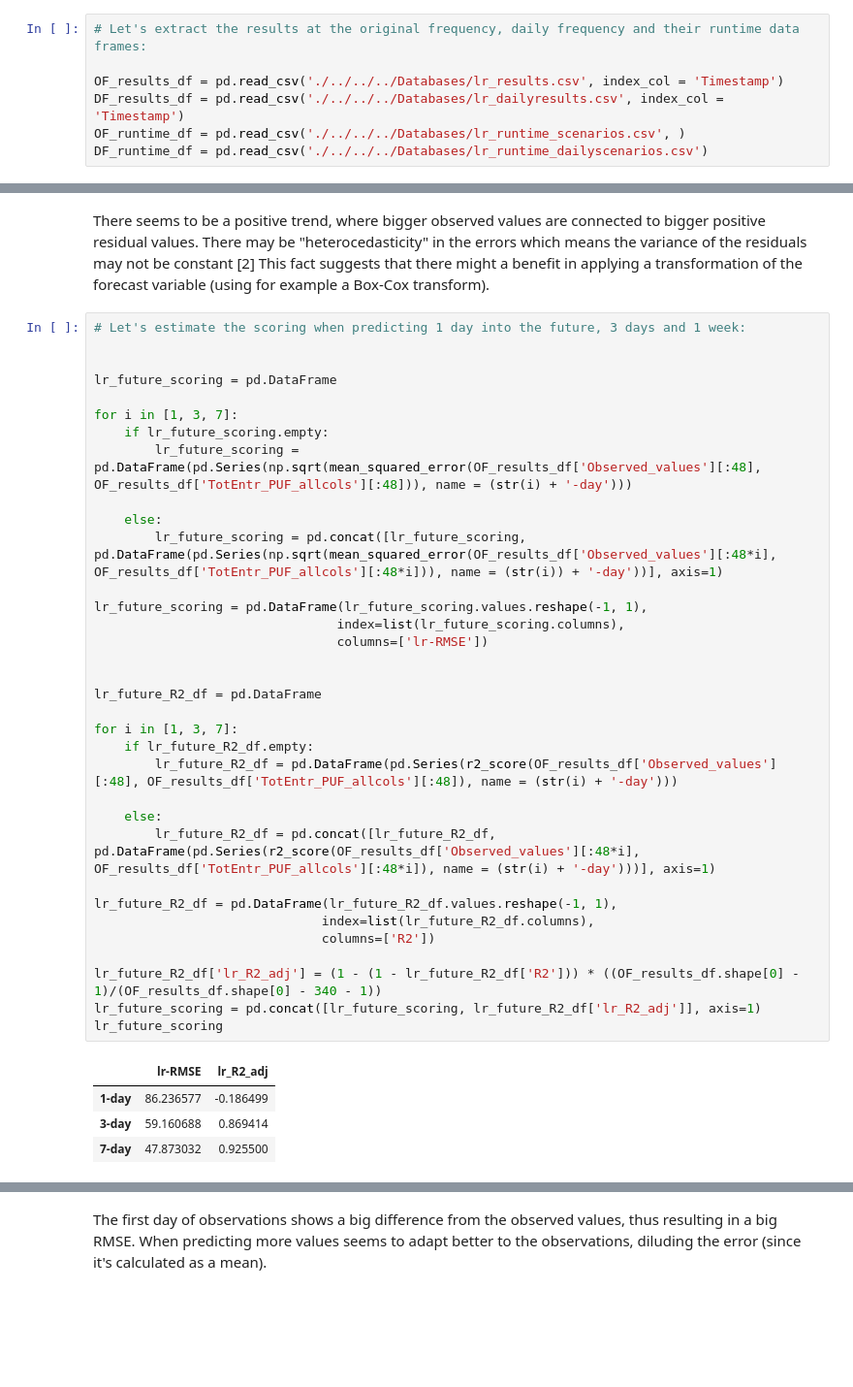
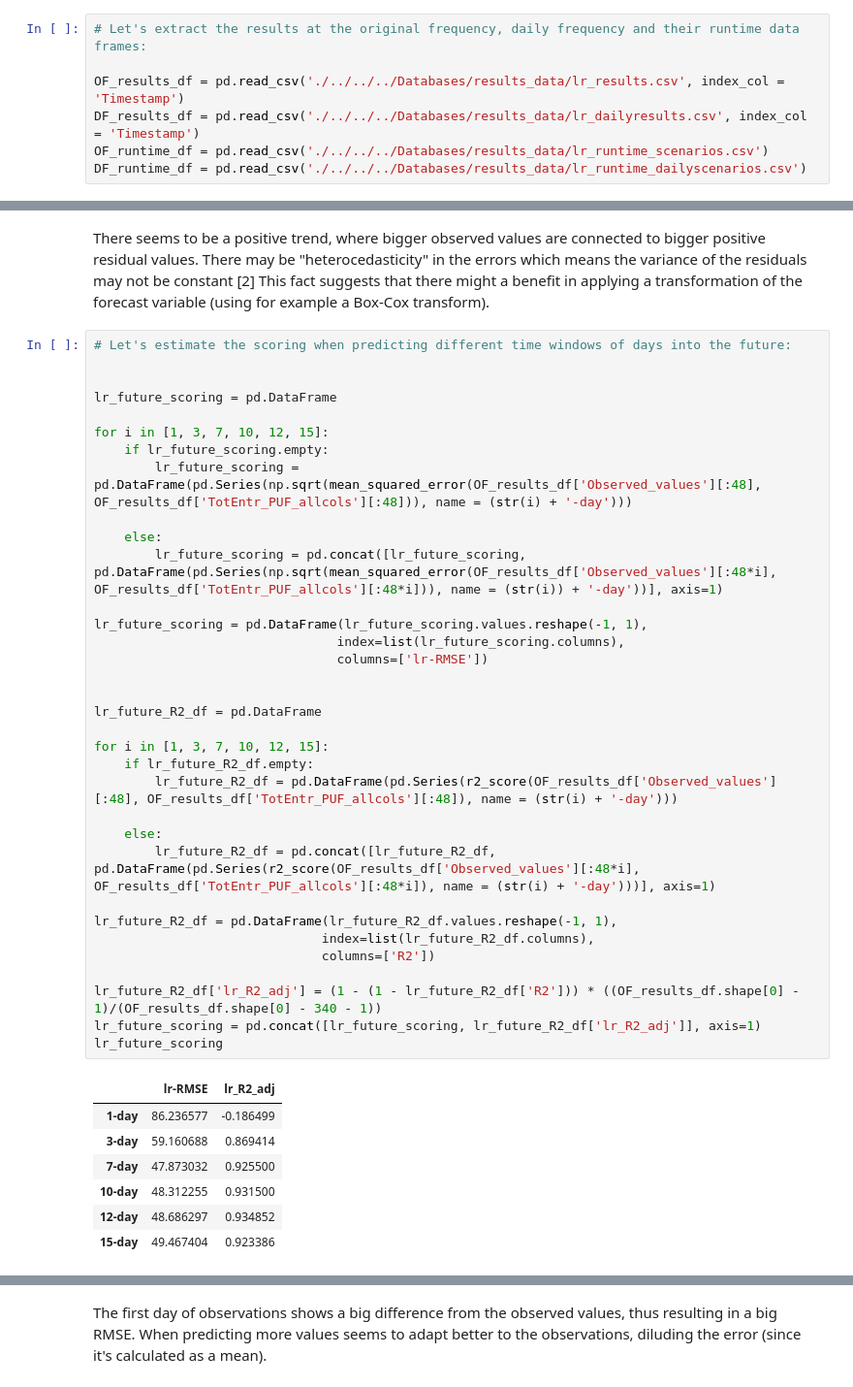
Before and after one commit to RamiroArribas/People_traffic_forecasting, a Jupyter notebook: Modeling/LinearRegression_results_analysis_Maragall.ipynb, the cells around one changed output, grey strips where cells are left out. Shown at 97% size. Cells and saved outputs as stored; diff of their text form; blank space fills up the shorter version.

```diff
--- a/Modeling/LinearRegression_results_analysis_Maragall.ipynb
+++ b/Modeling/LinearRegression_results_analysis_Maragall.ipynb
@@ -13,7 +15,7 @@ plt.rcParams['figure.figsize'] = [20, 10]
 # %%
 # Let's extract the results at the original frequency, daily frequency and their runtime data frames:
 
-OF_results_df = pd.read_csv('./../../../Databases/lr_results.csv', index_col = 'Timestamp')
-DF_results_df = pd.read_csv('./../../../Databases/lr_dailyresults.csv', index_col = 'Timestamp')
-OF_runtime_df = pd.read_csv('./../../../Databases/lr_runtime_scenarios.csv', )
-DF_runtime_df = pd.read_csv('./../../../Databases/lr_runtime_dailyscenarios.csv')
+OF_results_df = pd.read_csv('./../../../Databases/results_data/lr_results.csv', index_col = 'Timestamp')
+DF_results_df = pd.read_csv('./../../../Databases/results_data/lr_dailyresults.csv', index_col = 'Timestamp')
+OF_runtime_df = pd.read_csv('./../../../Databases/results_data/lr_runtime_scenarios.csv')
+DF_runtime_df = pd.read_csv('./../../../Databases/results_data/lr_runtime_dailyscenarios.csv')
@@ -107,41 +130,44 @@ plt.show()
 # %% [markdown]
 There seems to be a positive trend, where bigger observed values are connected to bigger positive residual values. There may be "heterocedasticity" in the errors which means the variance of the residuals may not be constant [2] This fact suggests that there might a benefit in applying a transformation of the forecast variable (using for example a Box-Cox transform).
 # %%
-# Let's estimate the scoring when predicting 1 day into the future, 3 days and 1 week:
+# Let's estimate the scoring when predicting different time windows of days into the future:
 
 
 lr_future_scoring = pd.DataFrame
 
-for i in [1, 3, 7]:
+for i in [1, 3, 7, 10, 12, 15]:
     if lr_future_scoring.empty:
         lr_future_scoring = pd.DataFrame(pd.Series(np.sqrt(mean_squared_error(OF_results_df['Observed_values'][:48], OF_results_df['TotEntr_PUF_allcols'][:48])), name = (str(i) + '-day')))
 
     else:
         lr_future_scoring = pd.concat([lr_future_scoring, pd.DataFrame(pd.Series(np.sqrt(mean_squared_error(OF_results_df['Observed_values'][:48*i], OF_results_df['TotEntr_PUF_allcols'][:48*i])), name = (str(i)) + '-day'))], axis=1)
 
 lr_future_scoring = pd.DataFrame(lr_future_scoring.values.reshape(-1, 1),
                                 index=list(lr_future_scoring.columns),
                                 columns=['lr-RMSE'])
 
 
 lr_future_R2_df = pd.DataFrame
 
-for i in [1, 3, 7]:
+for i in [1, 3, 7, 10, 12, 15]:
     if lr_future_R2_df.empty:
         lr_future_R2_df = pd.DataFrame(pd.Series(r2_score(OF_results_df['Observed_values'][:48], OF_results_df['TotEntr_PUF_allcols'][:48]), name = (str(i) + '-day')))
 
     else:
         lr_future_R2_df = pd.concat([lr_future_R2_df, pd.DataFrame(pd.Series(r2_score(OF_results_df['Observed_values'][:48*i], OF_results_df['TotEntr_PUF_allcols'][:48*i]), name = (str(i) + '-day')))], axis=1)
 
 lr_future_R2_df = pd.DataFrame(lr_future_R2_df.values.reshape(-1, 1),
                               index=list(lr_future_R2_df.columns),
                               columns=['R2'])
 
 lr_future_R2_df['lr_R2_adj'] = (1 - (1 - lr_future_R2_df['R2'])) * ((OF_results_df.shape[0] - 1)/(OF_results_df.shape[0] - 340 - 1))
 lr_future_scoring = pd.concat([lr_future_scoring, lr_future_R2_df['lr_R2_adj']], axis=1)
 lr_future_scoring
 # %% [output]
 |  | lr-RMSE | lr_R2_adj |
 | 1-day | 86.236577 | -0.186499 |
 | 3-day | 59.160688 | 0.869414 |
 | 7-day | 47.873032 | 0.925500 |
+| 10-day | 48.312255 | 0.931500 |
+| 12-day | 48.686297 | 0.934852 |
+| 15-day | 49.467404 | 0.923386 |
```
Also changed, not shown: parts of 20 cells of this notebook, 4 other files.
